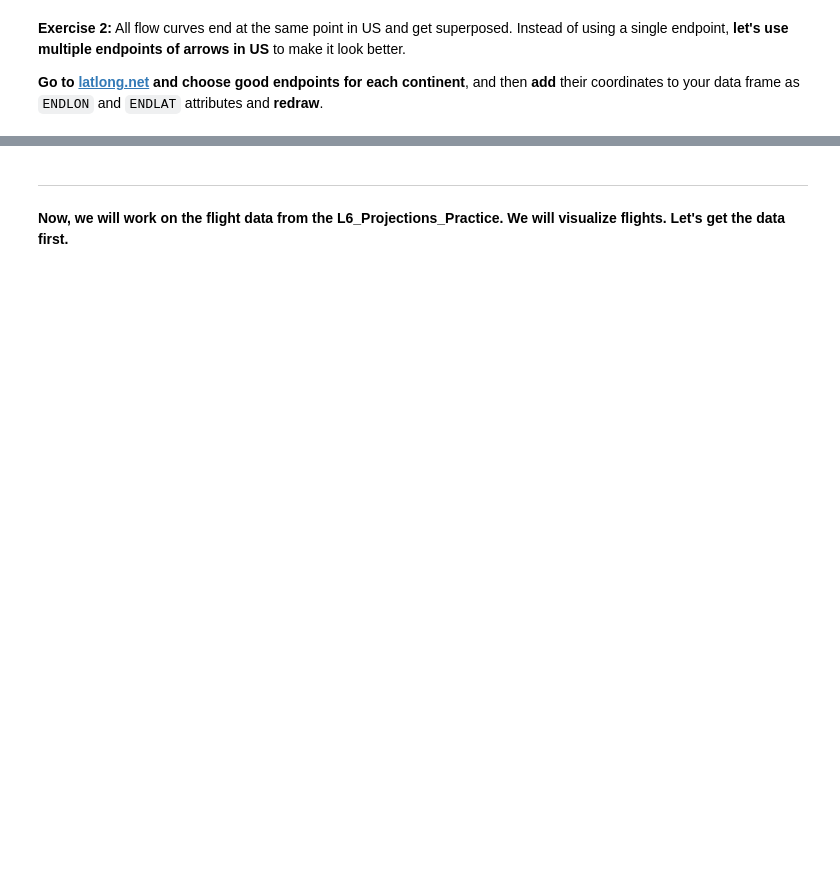
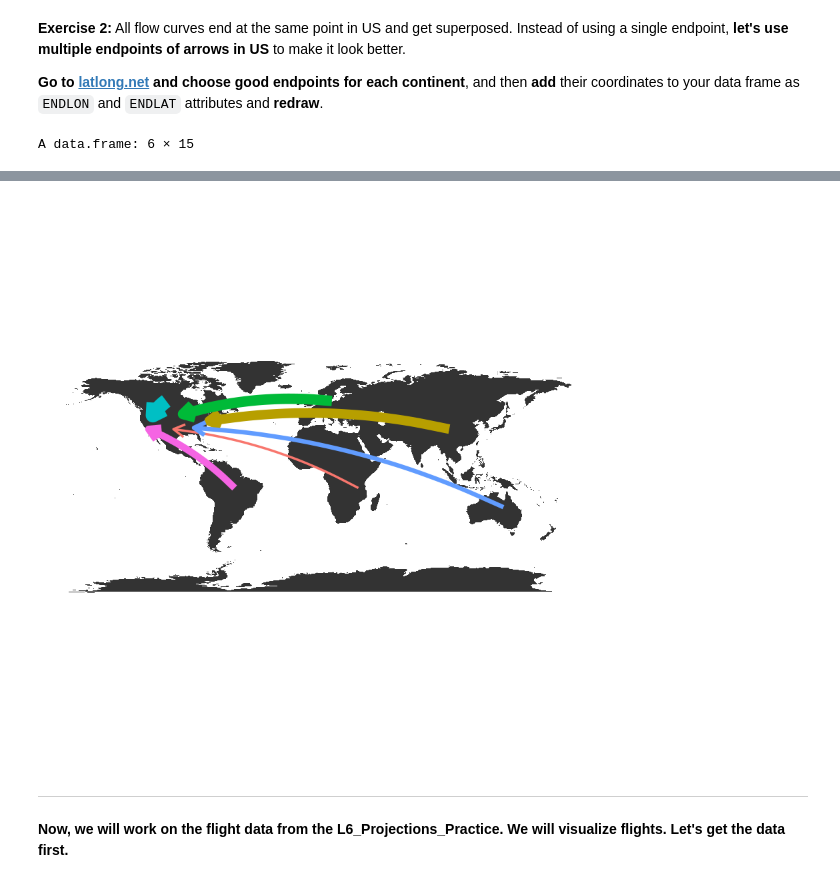
Before and after one commit to BlakeBigG/Big_Data_Visualization_MS, a Jupyter notebook: modules/module6/exercises/L6_Exercise.ipynb, the cells around one changed output, grey strips where cells are left out. Saved outputs shown, nothing was run; the diff lists cells and outputs as text; code cells hidden in the pictures; blank space fills up the shorter version.

```diff
--- a/modules/module6/exercises/L6_Exercise.ipynb
+++ b/modules/module6/exercises/L6_Exercise.ipynb
@@ -61,9 +95,25 @@ theme(legend.position="None")
 # Create a list of lon and lat with hardcoded coordinates in them.
 # Make sure they are in the SAME order as the continents they correspond to.
 
-#ENDLON <- c(<put your list of lons here>)
-#ENDLAT <- c(<put your list of lons here>)
-#vis2 <- cbind(vis, ENDLON, ENDLAT)
-#head(vis2)
+ENDLON <- c(-100, -74, -93, -115, -85, -118)
+ENDLAT <- c(34, 40, 45, 44.07, 35, 34)
+vis2 <- cbind(vis, ENDLON, ENDLAT)
+head(vis2)
 
-# Now write the rest of your code here for plotting the flow curves with the new endpoints
+ggplot() +
+
+geom_map(data=world, map=world, aes(long, lat, map_id=region)) +
+
+# then plot the flow curves from continents to the same point in US.
+
+geom_curve(data=vis2, aes(x=lon, y=lat, xend=ENDLON, yend=ENDLAT, color=Region, size=X2015),
+           curvature=0.1, arrow=arrow(length=unit(0.05, "npc"))) +
+
+# add coords themes etc.
+coord_equal() +
+
+theme_void() +
+
+theme(legend.position="None")
+# %% [output]
+A data.frame: 6 × 15
@@ -70,3 +130,4 @@ theme(legend.position="None")
+[figure, added]
 # %% [markdown]
 
 ---
```
Also changed, not shown: parts of 18 cells of this notebook, 5 other files.
